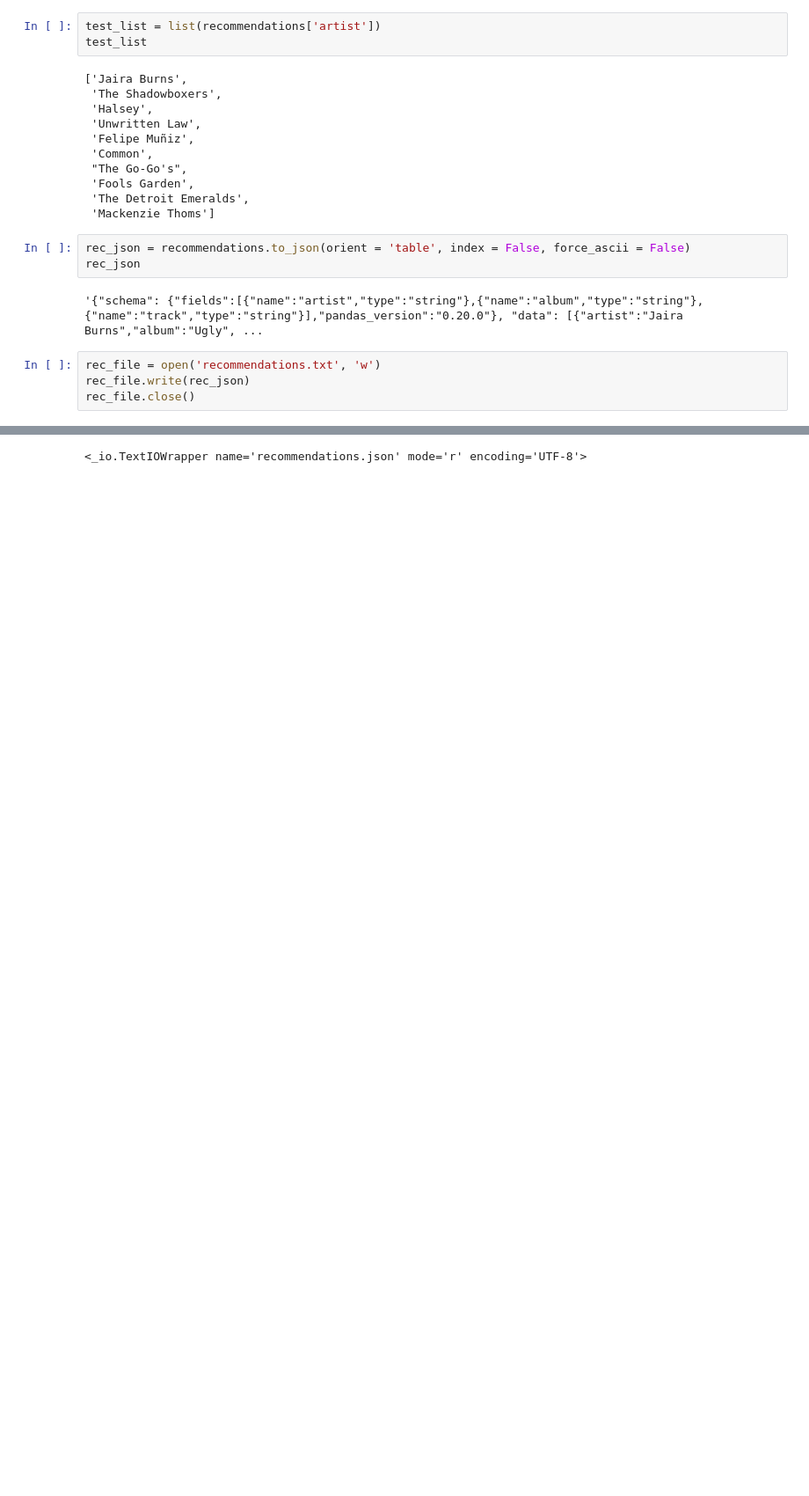
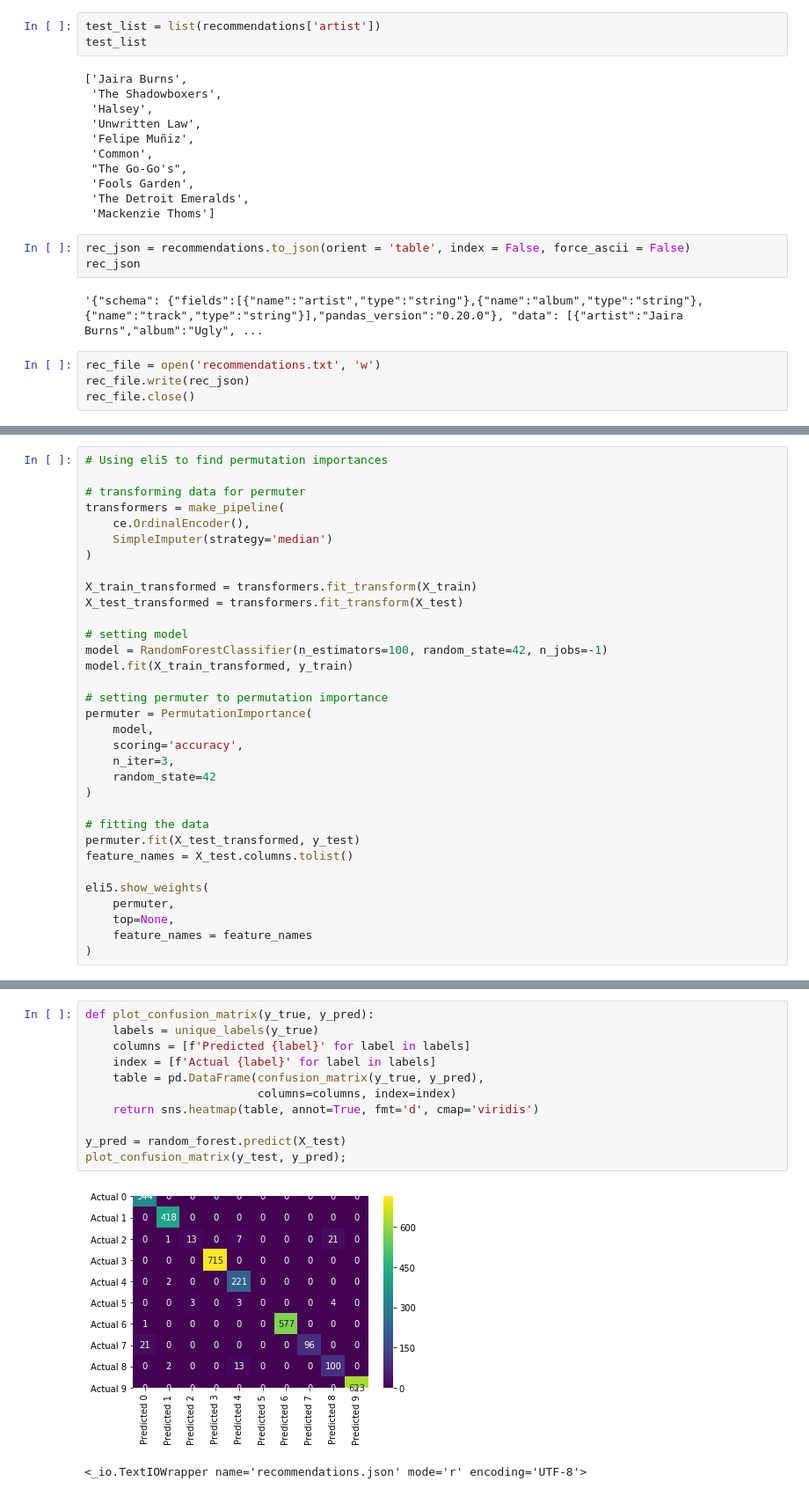
Before and after one commit to bw-spotify-song-suggester-2/Data-science, a Jupyter notebook: model/KNN_jon.ipynb, the cells around one changed output, grey strips where cells are left out. Shown at 88% size. Saved outputs shown, nothing was run; the diff lists cells and outputs as text; blank space fills up the shorter version.

Commit message:
Random Forest update

```diff
--- a/model/KNN_jon.ipynb
+++ b/model/KNN_jon.ipynb
@@ -129,0 +158,33 @@ rec_file.close()
+# %%
+# Using eli5 to find permutation importances
+
+# transforming data for permuter
+transformers = make_pipeline(
+    ce.OrdinalEncoder(),
+    SimpleImputer(strategy='median')
+)
+
+X_train_transformed = transformers.fit_transform(X_train)
+X_test_transformed = transformers.fit_transform(X_test)
+
+# setting model
+model = RandomForestClassifier(n_estimators=100, random_state=42, n_jobs=-1)
+model.fit(X_train_transformed, y_train)
+
+# setting permuter to permutation importance
+permuter = PermutationImportance(
+    model,
+    scoring='accuracy',
+    n_iter=3,
+    random_state=42
+)
+
+# fitting the data
+permuter.fit(X_test_transformed, y_test)
+feature_names = X_test.columns.tolist()
+
+eli5.show_weights(
+    permuter,
+    top=None,
+    feature_names = feature_names
+)
@@ -130,3 +206,16 @@ rec_file.close()
+# %%
+def plot_confusion_matrix(y_true, y_pred):
+    labels = unique_labels(y_true)
+    columns = [f'Predicted {label}' for label in labels]
+    index = [f'Actual {label}' for label in labels]
+    table = pd.DataFrame(confusion_matrix(y_true, y_pred),
+                         columns=columns, index=index)
+    return sns.heatmap(table, annot=True, fmt='d', cmap='viridis')
+
+y_pred = random_forest.predict(X_test)
+plot_confusion_matrix(y_test, y_pred);
+# %% [output]
+[figure, added]
 # %%
 # %% [output]
 <_io.TextIOWrapper name='recommendations.json' mode='r' encoding='UTF-8'>
```
Also changed, not shown: parts of 5 cells of this notebook, 2 other files.
